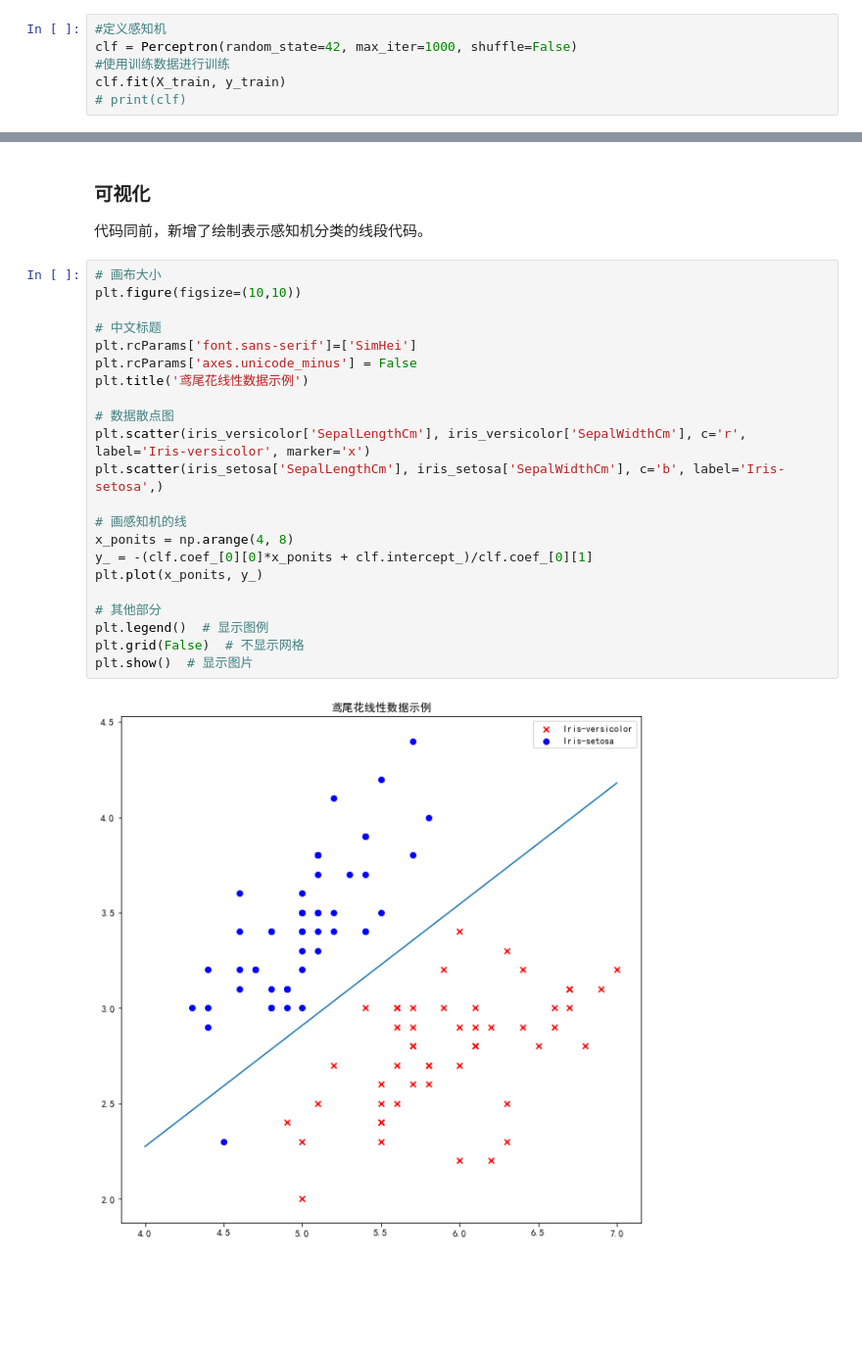
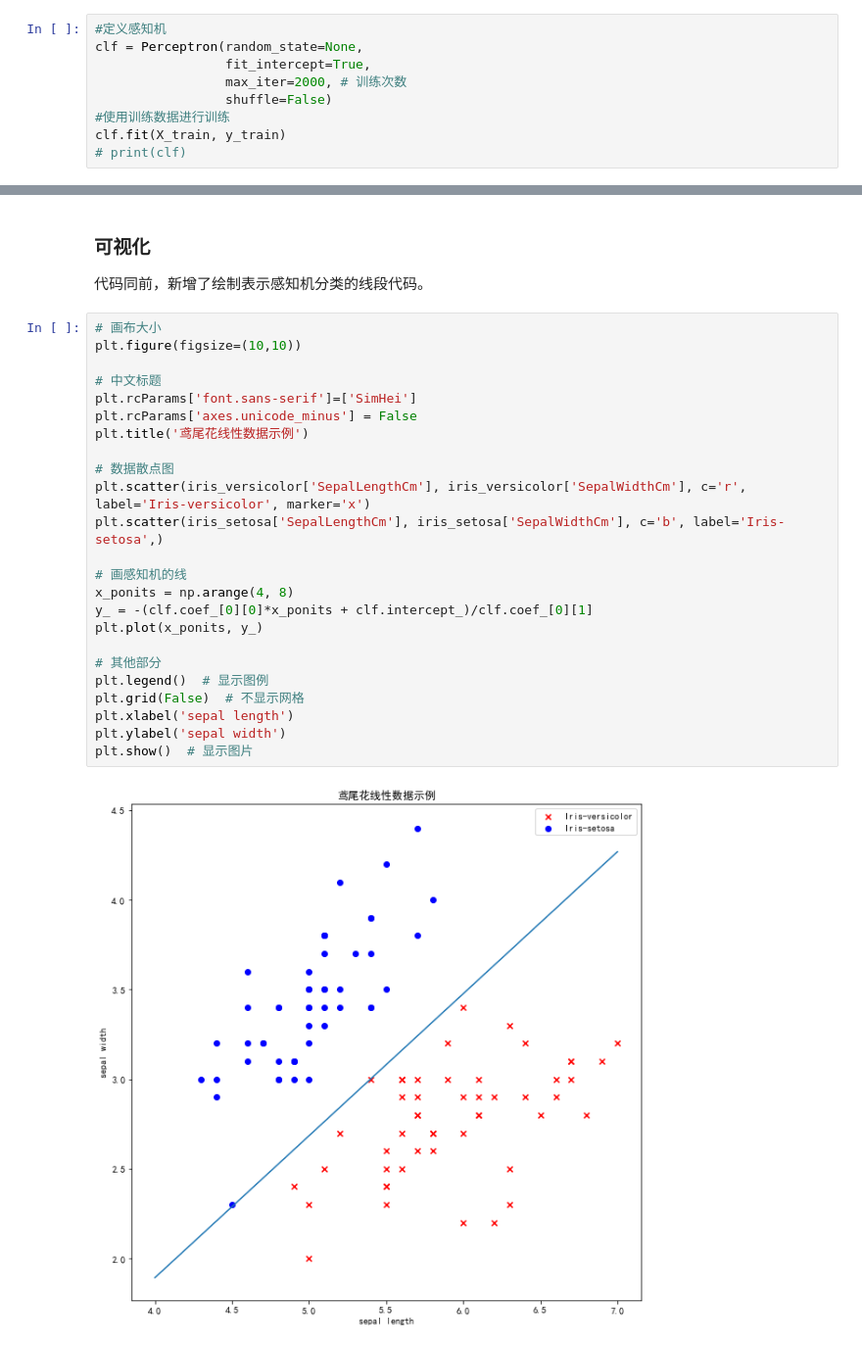
Before and after one commit to DrDavidS/basic_Machine_Learning, a Jupyter notebook: 杭电机器学习课程及代码/2.2 感知机基础.ipynb, the cells around one changed output, grey strips where cells are left out. Shown: that part at 98% size. Drawn from its saved outputs; the diff is of its cells as text; blank space fills up the shorter version.

```diff
--- a/杭电机器学习课程及代码/2.2 感知机基础.ipynb
+++ b/杭电机器学习课程及代码/2.2 感知机基础.ipynb
@@ -446,7 +430,10 @@ X_train, X_test, y_train, y_test = train_test_split(sample_iris_X, sample_iris_y
 一般情况下，我们需要将感知机定义到一个名为 **clf** 的变量上，**clf** 的意思就是Classifier，指的是用来做分类。
 # %%
 #定义感知机
-clf = Perceptron(random_state=42, max_iter=1000, shuffle=False)
+clf = Perceptron(random_state=None,
+                 fit_intercept=True,
+                 max_iter=2000, # 训练次数
+                 shuffle=False)
 #使用训练数据进行训练
 clf.fit(X_train, y_train)
 # print(clf)
@@ -483,24 +484,26 @@ print(clf.intercept_)  # 打印截距b
 # %%
 # 画布大小
 plt.figure(figsize=(10,10))
 
 # 中文标题
 plt.rcParams['font.sans-serif']=['SimHei']
 plt.rcParams['axes.unicode_minus'] = False
 plt.title('鸢尾花线性数据示例')
 
 # 数据散点图
 plt.scatter(iris_versicolor['SepalLengthCm'], iris_versicolor['SepalWidthCm'], c='r', label='Iris-versicolor', marker='x')
 plt.scatter(iris_setosa['SepalLengthCm'], iris_setosa['SepalWidthCm'], c='b', label='Iris-setosa',)
 
 # 画感知机的线
 x_ponits = np.arange(4, 8)
 y_ = -(clf.coef_[0][0]*x_ponits + clf.intercept_)/clf.coef_[0][1]
 plt.plot(x_ponits, y_)
 
 # 其他部分
 plt.legend()  # 显示图例
 plt.grid(False)  # 不显示网格
+plt.xlabel('sepal length')
+plt.ylabel('sepal width')
 plt.show()  # 显示图片
 # %% [output]
-[figure, old version]
+[figure, new version]
```
Also changed, not shown: parts of 12 cells of this notebook.
